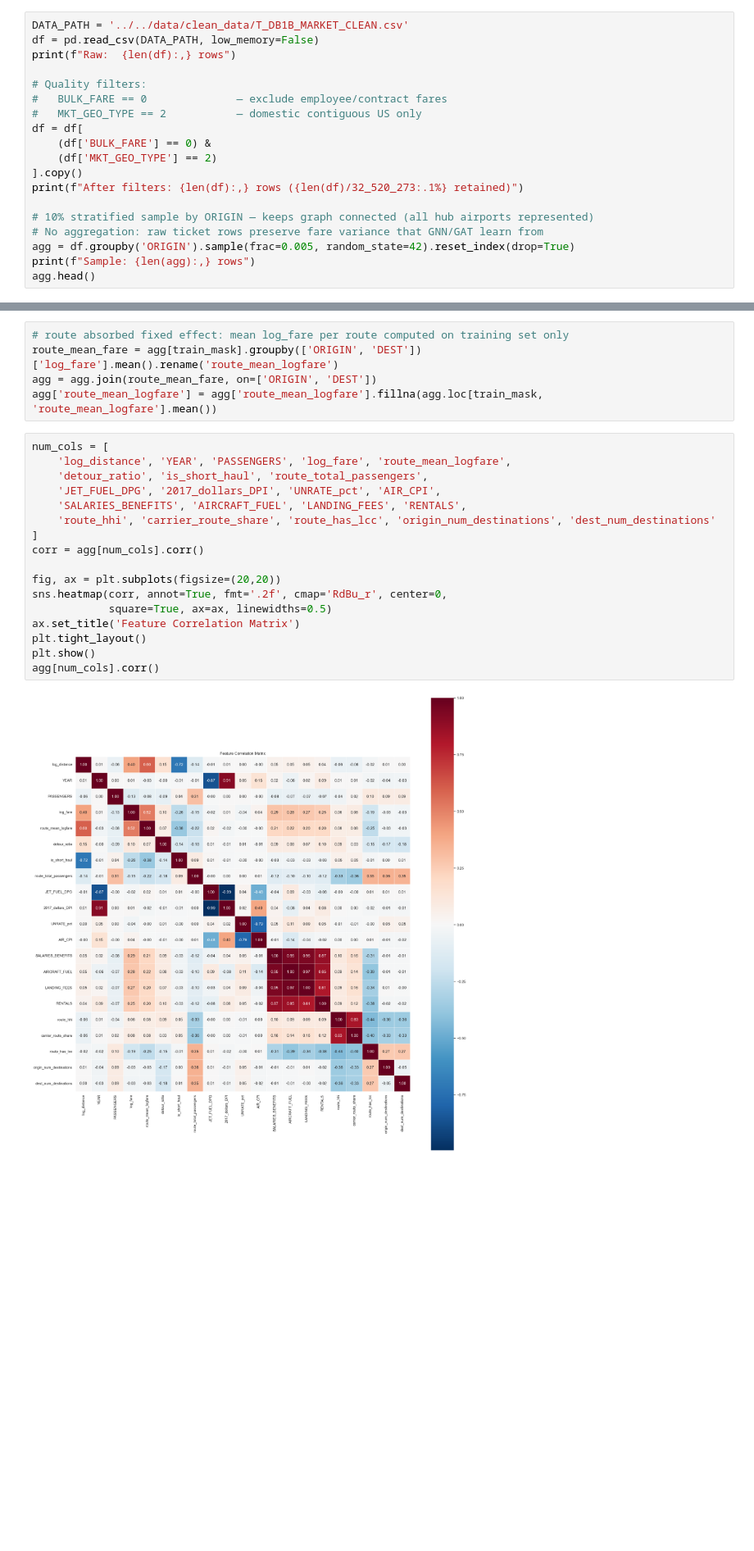
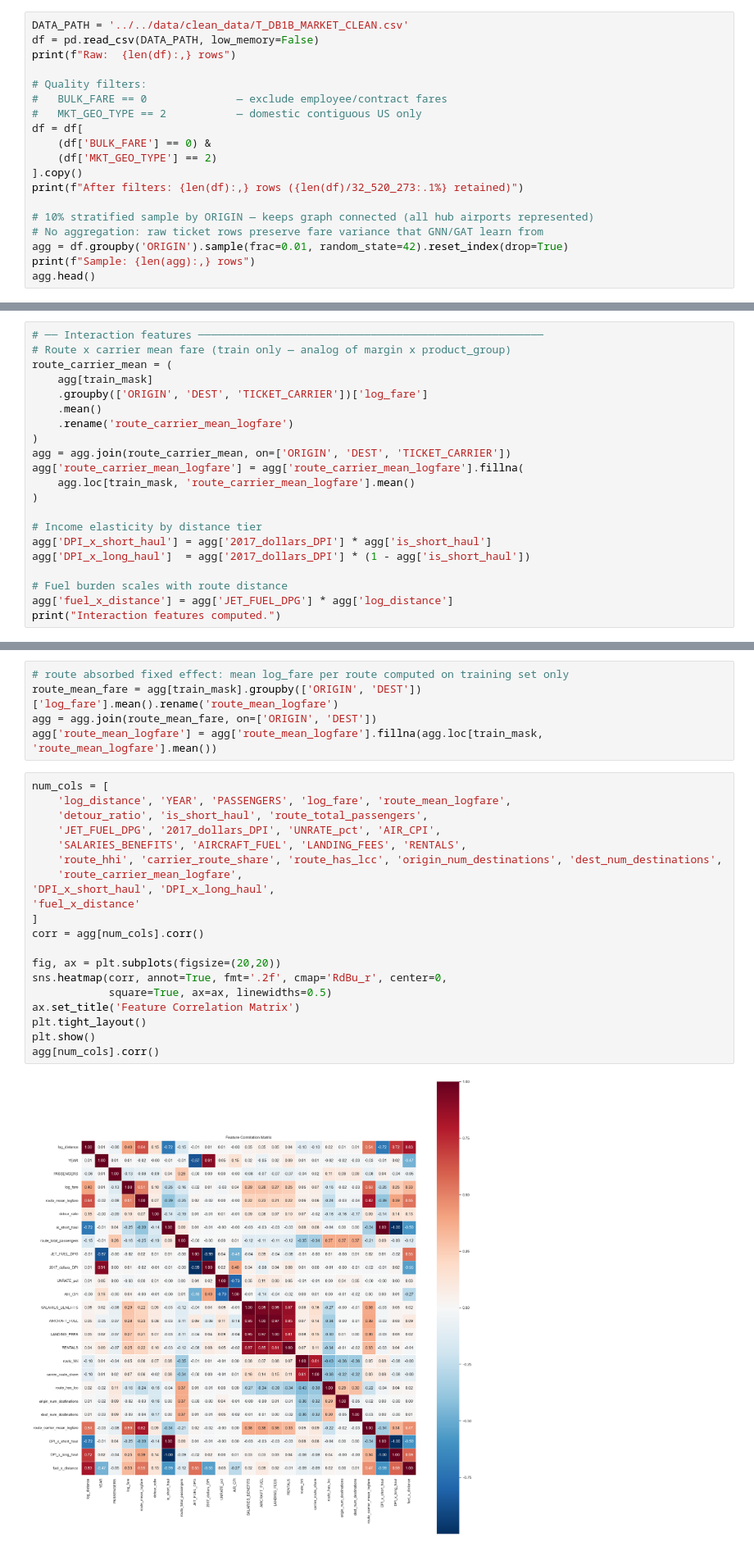
Before and after one commit to normangw/6600-neural-networks, a Jupyter notebook: technical-details/neural-networks/main.ipynb, the cells around one changed output, grey strips where cells are left out. Shown at 82% size. Cells and saved outputs as stored; diff of their text form; blank space fills up the shorter version.

```diff
--- a/technical-details/neural-networks/main.ipynb
+++ b/technical-details/neural-networks/main.ipynb
@@ -54,7 +54,7 @@ print(f"After filters: {len(df):,} rows ({len(df)/32_520_273:.1%} retained)")
 
 # 10% stratified sample by ORIGIN — keeps graph connected (all hub airports represented)
 # No aggregation: raw ticket rows preserve fare variance that GNN/GAT learn from
-agg = df.groupby('ORIGIN').sample(frac=0.005, random_state=42).reset_index(drop=True)
+agg = df.groupby('ORIGIN').sample(frac=0.01, random_state=42).reset_index(drop=True)
 print(f"Sample: {len(agg):,} rows")
 agg.head()
 # %% [output]
@@ -240,0 +233,21 @@ Edge feature matrix: (119716, 16)
+# %%
+# ── Interaction features ──────────────────────────────────────────────────────
+# Route x carrier mean fare (train only — analog of margin x product_group)
+route_carrier_mean = (
+    agg[train_mask]
+    .groupby(['ORIGIN', 'DEST', 'TICKET_CARRIER'])['log_fare']
+    .mean()
+    .rename('route_carrier_mean_logfare')
+)
+agg = agg.join(route_carrier_mean, on=['ORIGIN', 'DEST', 'TICKET_CARRIER'])
+agg['route_carrier_mean_logfare'] = agg['route_carrier_mean_logfare'].fillna(
+    agg.loc[train_mask, 'route_carrier_mean_logfare'].mean()
+)
+
+# Income elasticity by distance tier
+agg['DPI_x_short_haul'] = agg['2017_dollars_DPI'] * agg['is_short_haul']
+agg['DPI_x_long_haul']  = agg['2017_dollars_DPI'] * (1 - agg['is_short_haul'])
+
+# Fuel burden scales with route distance
+agg['fuel_x_distance'] = agg['JET_FUEL_DPG'] * agg['log_distance']
+print("Interaction features computed.")
@@ -246,20 +276,23 @@ agg['route_mean_logfare'] = agg['route_mean_logfare'].fillna(agg.loc[train_mask,
 # %%
 num_cols = [
     'log_distance', 'YEAR', 'PASSENGERS', 'log_fare', 'route_mean_logfare',
     'detour_ratio', 'is_short_haul', 'route_total_passengers',
     'JET_FUEL_DPG', '2017_dollars_DPI', 'UNRATE_pct', 'AIR_CPI',
     'SALARIES_BENEFITS', 'AIRCRAFT_FUEL', 'LANDING_FEES', 'RENTALS',
-    'route_hhi', 'carrier_route_share', 'route_has_lcc', 'origin_num_destinations', 'dest_num_destinations'
+    'route_hhi', 'carrier_route_share', 'route_has_lcc', 'origin_num_destinations', 'dest_num_destinations',
+    'route_carrier_mean_logfare',
+'DPI_x_short_haul', 'DPI_x_long_haul',
+'fuel_x_distance'
 ]
 corr = agg[num_cols].corr()
 
 fig, ax = plt.subplots(figsize=(20,20))
 sns.heatmap(corr, annot=True, fmt='.2f', cmap='RdBu_r', center=0,
             square=True, ax=ax, linewidths=0.5)
 ax.set_title('Feature Correlation Matrix')
 plt.tight_layout()
 plt.show()
 agg[num_cols].corr()
 # %% [output]
-[figure, old version]
+[figure, new version]
 |  | log_distance | YEAR | PASSENGERS | log_fare | route_mean_logfare | detour_ratio | is_short_haul | ... |
```
Also changed, not shown: parts of 25 cells of this notebook, 1 other file.
